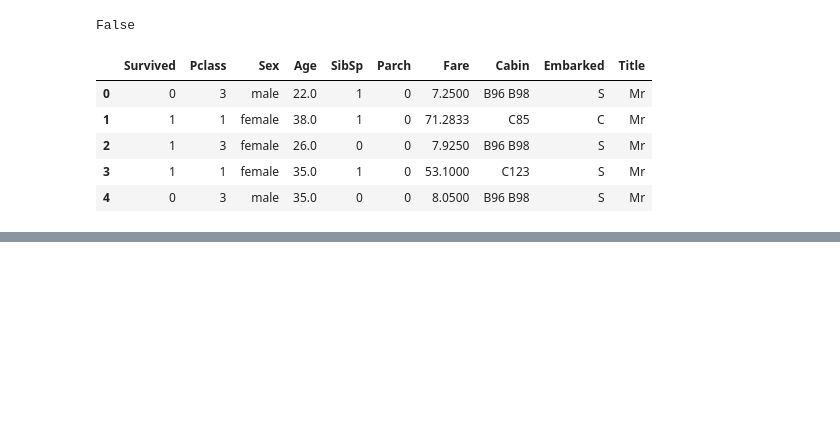
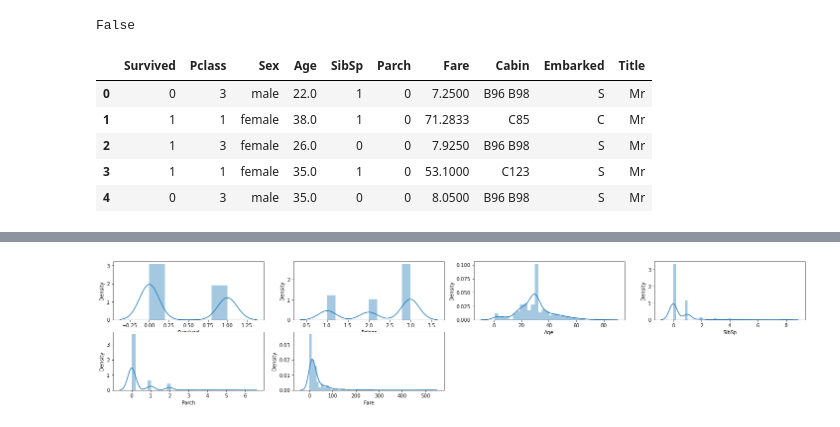
Before and after one commit to DilipKumarB/MachineLearning_Models, a Jupyter notebook: GBM_TitanicSurvival.ipynb, the cells around one changed output, grey strips where cells are left out. Saved outputs shown, nothing was run; the diff lists cells and outputs as text; code cells hidden in the pictures; blank space fills up the shorter version.

```diff
--- a/GBM_TitanicSurvival.ipynb
+++ b/GBM_TitanicSurvival.ipynb
@@ -189,0 +211,8 @@ train.head()
+# %%
+# sns.distplot
+f = plt.figure(figsize=(25,10))
+for col in quant_features:
+    plt.subplot(4,4,quant_features.index(col) + 1)
+    sns.distplot(train[col])
+# %% [output]
+[figure, added]
```
Also changed, not shown: parts of 9 cells of this notebook.
